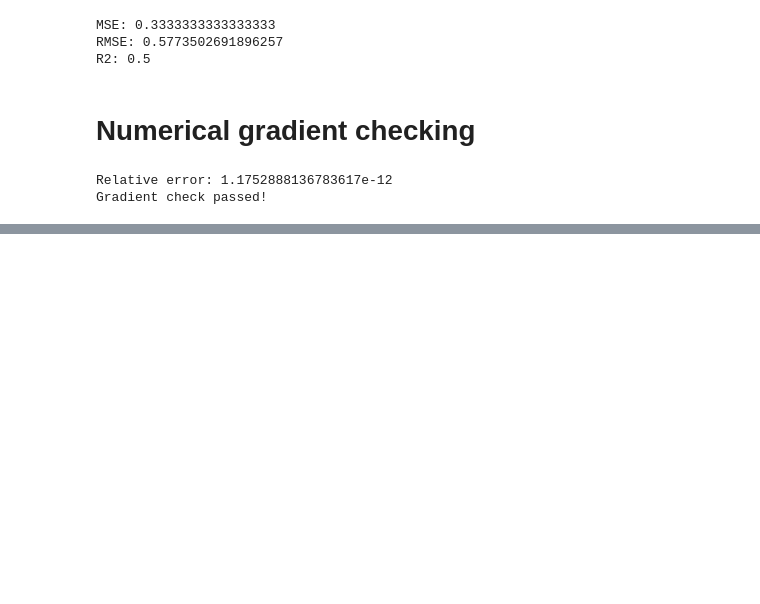
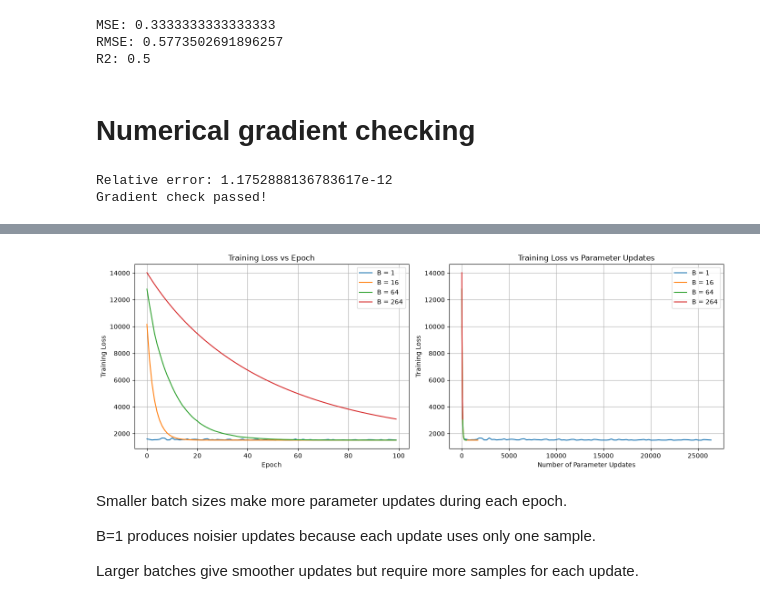
Before and after one commit to aseelibrahim123/ML_lab2, a Jupyter notebook: assignment2.ipynb, the cells around one changed output, grey strips where cells are left out. Drawn from its saved outputs; the diff is of its cells as text; code cells hidden in the pictures; blank space fills up the shorter version.

```diff
--- a/assignment2.ipynb
+++ b/assignment2.ipynb
@@ -286,0 +720,19 @@ Gradient check passed!
+# %%
+batch_sizes = [1, 16, 64, len(y_diabetes_train)]
+
+mini_batch_results = {}
+
+for B in batch_sizes:
+    weights, losses = mini_batch_gradient_descent(
+    X_diabetes_train_bias,
+    y_diabetes_train,
+    0.01,
+    100,
+    B
+    )
+
+    mini_batch_results[B] = (weights, losses)
+
+    print("Batch size:", B)
+    print("Final loss:", losses[-1])
+    print()
@@ -286,0 +751,33 @@ Gradient check passed!
+# %%
+fig, axes = plt.subplots(1, 2, figsize=(14, 5))
+
+for B in batch_sizes:
+    weights, losses = mini_batch_results[B]
+
+    axes[0].plot(losses, label=f"B = {B}")
+
+    updates = np.arange(1, len(losses) + 1) * np.ceil(len(y_diabetes_train) / B)
+    axes[1].plot(updates, losses, label=f"B = {B}")
+
+axes[0].set_xlabel("Epoch")
+axes[0].set_ylabel("Training Loss")
+axes[0].set_title("Training Loss vs Epoch")
+axes[0].legend()
+axes[0].grid(True)
+
+axes[1].set_xlabel("Number of Parameter Updates")
+axes[1].set_ylabel("Training Loss")
+axes[1].set_title("Training Loss vs Parameter Updates")
+axes[1].legend()
+axes[1].grid(True)
+
+plt.tight_layout()
+plt.show()
+# %% [output]
+[figure, added]
+# %% [markdown]
+Smaller batch sizes make more parameter updates during each epoch.
+
+B=1 produces noisier updates because each update uses only one sample.
+
+Larger batches give smoother updates but require more samples for each update.
```
Also changed, not shown: parts of 40 cells of this notebook.
